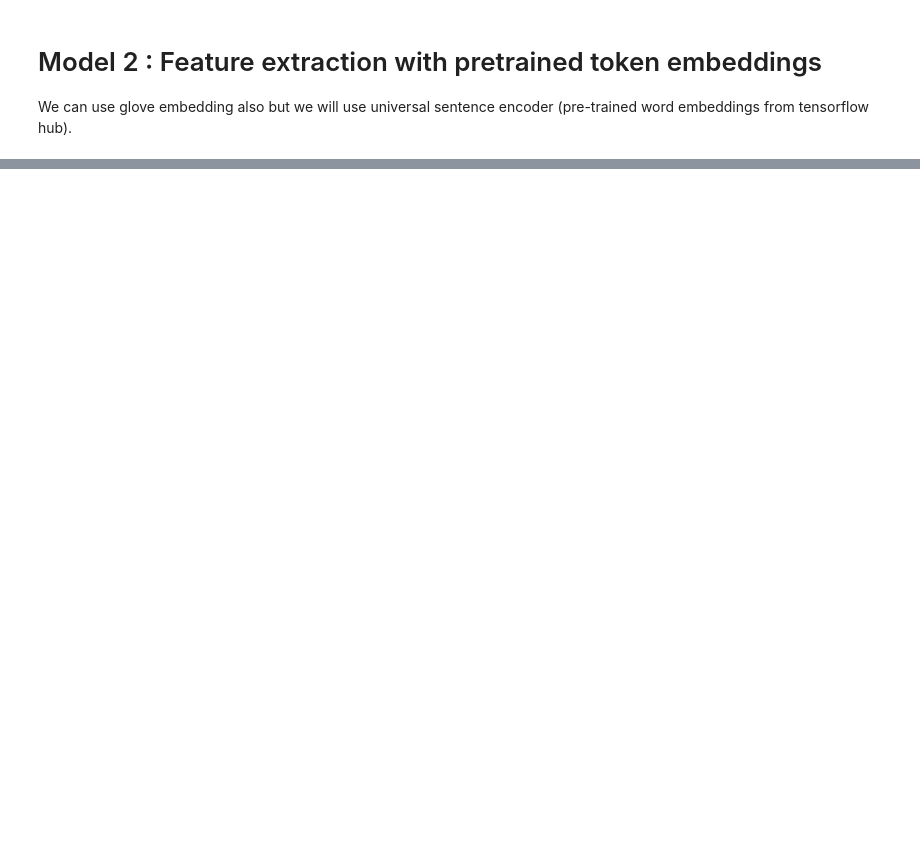
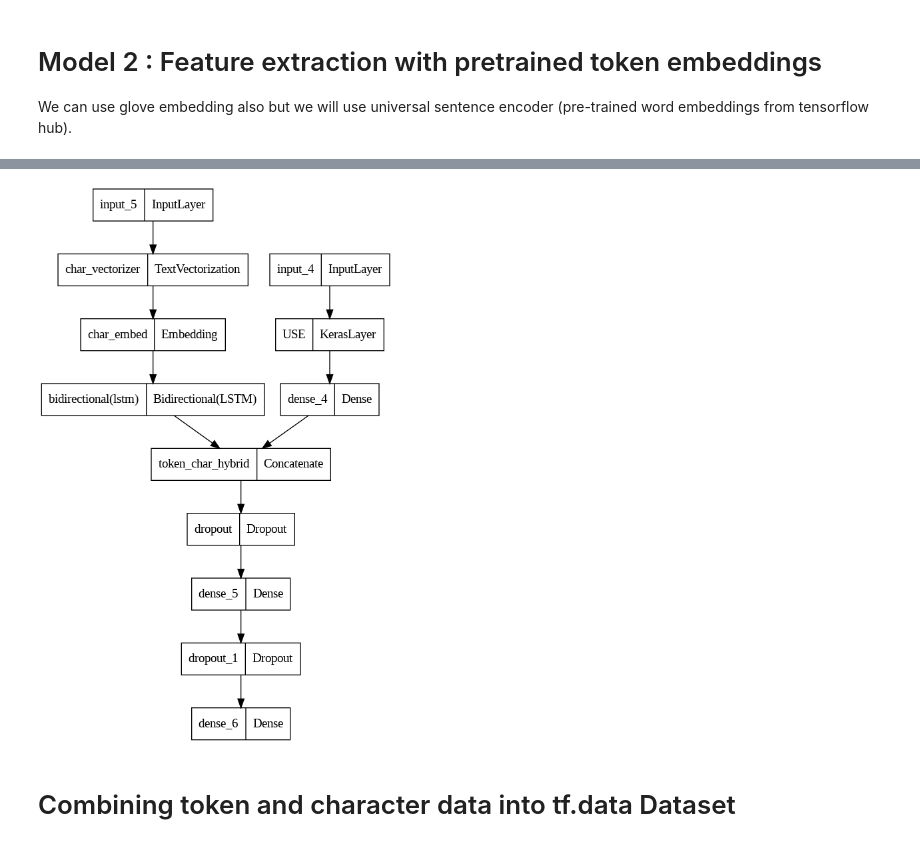
Before and after one commit to MelihKlc/Deep-Learning, a Jupyter notebook: Milestone_Project_SkimLit.ipynb, the cells around one changed output, grey strips where cells are left out. Cells and saved outputs as stored; diff of their text form; code cells hidden in the pictures; blank space fills up the shorter version.

```diff
--- a/Milestone_Project_SkimLit.ipynb
+++ b/Milestone_Project_SkimLit.ipynb
@@ -760,0 +882,9 @@ model_2_results
+# %%
+# Create char embedding layer
+
+char_embed = layers.Embedding(
+    input_dim = len(char_vocab) ,
+    output_dim = 25 , # In paper , they say we should use 25 for output dim ,
+    mask_zero = True ,
+    name = "char_embed"
+)
@@ -760,0 +1025,31 @@ model_2_results
+# %%
+# 1. Setup token inputs/model. This is for step 1 : token-level embedding . We used pre-trained model from tensorflow hub.
+token_inputs = layers.Input(shape = [] , dtype = tf.string)
+token_embeddings = sentence_encoder_layer(token_inputs)
+token_outputs = layers.Dense( 128 , activation = "relu")(token_embeddings)
+token_model = tf.keras.Model(token_inputs , token_outputs)
+
+# 2. Setup char inputs/model. This is step 2 : character level embedding and we will use bidirectional LSTM layer
+char_inputs = layers.Input(shape = (1,) , dtype = tf.string)
+char_vectors = char_vectorizer(char_inputs)
+char_embeddings = char_embed(char_vectors)
+char_bi_lstm = layers.Bidirectional(layers.LSTM(24))(char_embeddings)  # bi_lstm shown in figure 1 https://arxiv.org/pdf/1612.05251.pdf
+char_model = tf.keras.Model(char_inputs , char_bi_lstm)
+
+# 3. Concatenate token and char outputs (hybrid token embedding)
+
+token_char_concat = tf.keras.layers.Concatenate(name = "token_char_hybrid")([
+    token_model.output ,  #.output ile modellerimizin outputunu çekiyoruz. Eğer papera bakarsak tokenla character embedding modellerinin outputlarını concatenate ediyoruz aslında burda bunu yaptık.
+    char_model.output
+])
+
+# 4. Create output layers - adding in DropOut , discussed in section 4.2
+combined_dropout = layers.Dropout(0.5)(token_char_concat)  # Dropout layer eklemek overfittingi önlüyor. 0.5 dediğimiz %50 demek oluyor. Overfitting train datayı çok iyi öğrenmek olduğu için dropout layerı modelin içindeki %50 lik kısmın weightslerini sıfırlıyor ve overfittingi önlüyor.
+# token_char_concat ile de dropout layerımızı matchliyoruz.
+combined_dense = layers.Dense( 128 , activation = "relu")(combined_dropout) # Paperda bi lstm layer var concatenate işleminden sonra biz onun yerine burda dense layer kullandık.
+final_dropout = layers.Dropout(0.5)(combined_dense)  # Paperda prediction layerdan önce de dropout yapıyor prediction layer dediğimiz şey aslında output layer.
+outputs_layer = layers.Dense( 5 , activation = "softmax")(final_dropout)
+
+# 5. Constract model with char and token inputs
+
+model_4= tf.keras.Model( [ token_model.input , char_model.input ] , outputs_layer )
@@ -760,0 +1076,6 @@ model_2_results
+# %%
+# Plot hybrid token and character model
+from keras.utils import plot_model
+plot_model(model_4)
+# %% [output]
+[figure, added]
@@ -760,0 +1088,2 @@ model_2_results
+# %% [markdown]
+# Combining token and character data into tf.data Dataset
```
Also changed, not shown: parts of 48 cells of this notebook.
